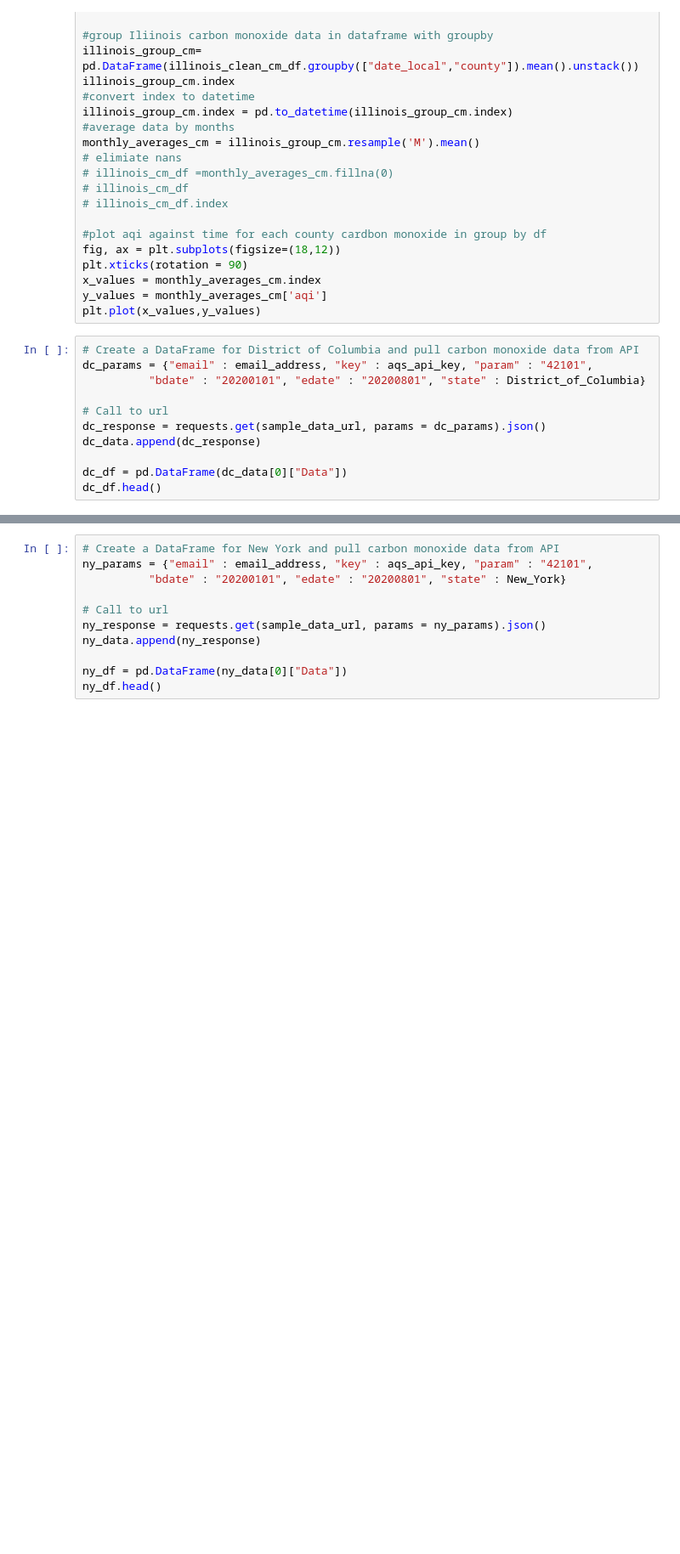
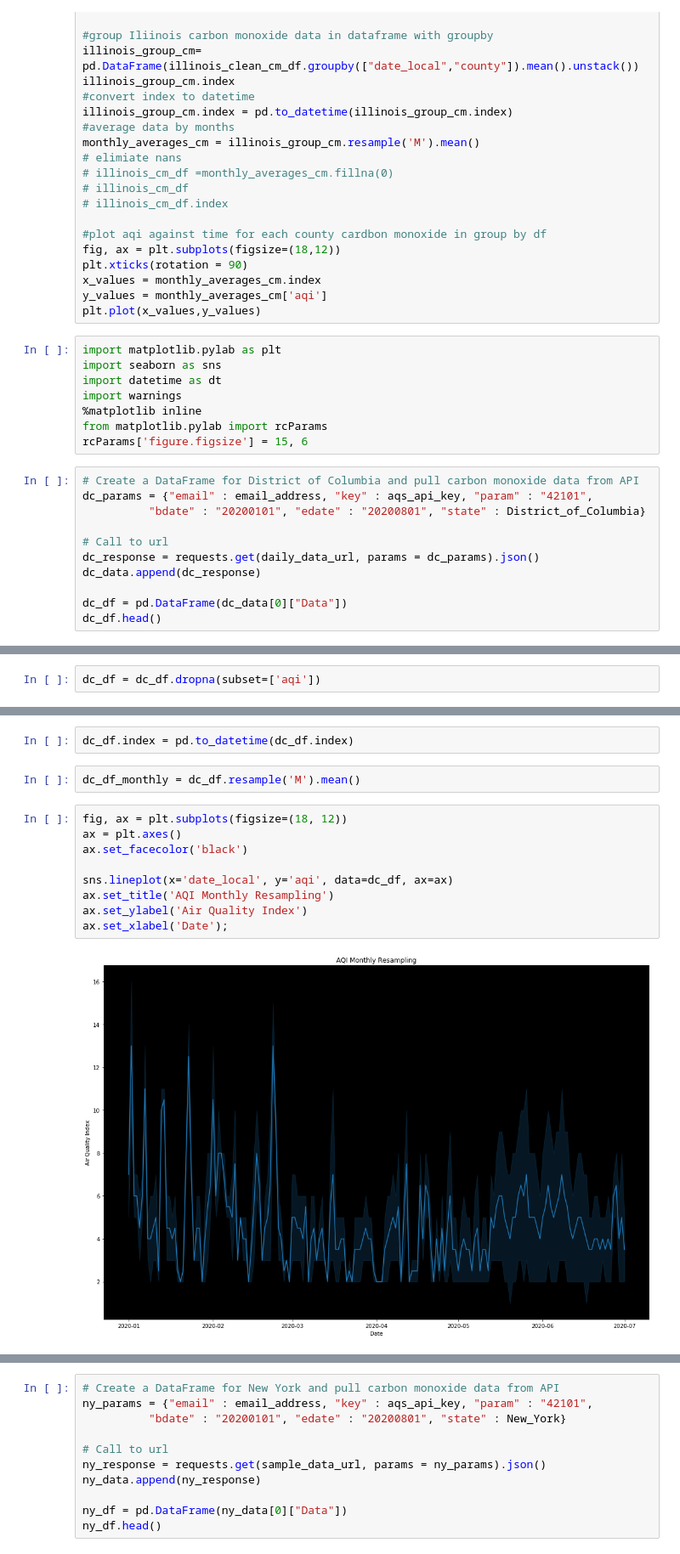
Before and after one commit to TrentELittle/BootcampProject1, a Jupyter notebook: project_main.ipynb, the cells around one changed output, grey strips where cells are left out. Shown at 85% size. Cells and saved outputs as stored; diff of their text form; blank space fills up the shorter version.

```diff
--- a/project_main.ipynb
+++ b/project_main.ipynb
@@ -276,13 +333,21 @@ plt.xticks(rotation = 90)
 x_values = monthly_averages_cm.index
 y_values = monthly_averages_cm['aqi']
 plt.plot(x_values,y_values)
+# %%
+import matplotlib.pylab as plt
+import seaborn as sns
+import datetime as dt
+import warnings
+%matplotlib inline
+from matplotlib.pylab import rcParams
+rcParams['figure.figsize'] = 15, 6
 # %%
 # Create a DataFrame for District of Columbia and pull carbon monoxide data from API
 dc_params = {"email" : email_address, "key" : aqs_api_key, "param" : "42101",
           "bdate" : "20200101", "edate" : "20200801", "state" : District_of_Columbia}
 
 # Call to url
-dc_response = requests.get(sample_data_url, params = dc_params).json()
+dc_response = requests.get(daily_data_url, params = dc_params).json()
 dc_data.append(dc_response)
 
 dc_df = pd.DataFrame(dc_data[0]["Data"])
@@ -289,0 +401,2 @@ dc_df.head()
+# %%
+dc_df = dc_df.dropna(subset=['aqi'])
@@ -289,0 +476,15 @@ dc_df.head()
+# %%
+dc_df.index = pd.to_datetime(dc_df.index)
+# %%
+dc_df_monthly = dc_df.resample('M').mean()
+# %%
+fig, ax = plt.subplots(figsize=(18, 12))
+ax = plt.axes()
+ax.set_facecolor('black')
+
+sns.lineplot(x='date_local', y='aqi', data=dc_df, ax=ax)
+ax.set_title('AQI Monthly Resampling')
+ax.set_ylabel('Air Quality Index')
+ax.set_xlabel('Date');
+# %% [output]
+[figure, added]
```
Also changed, not shown: parts of 33 cells of this notebook.
